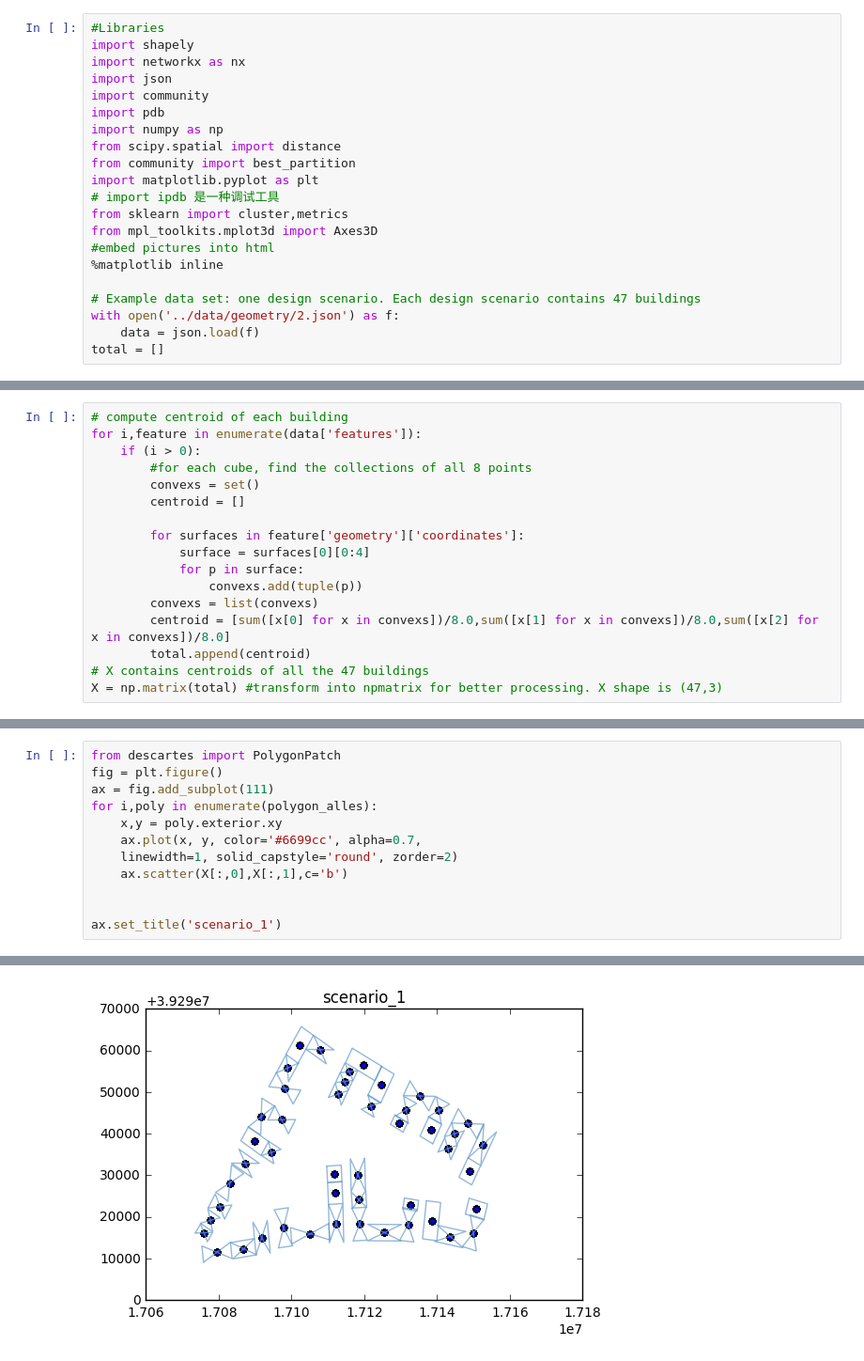
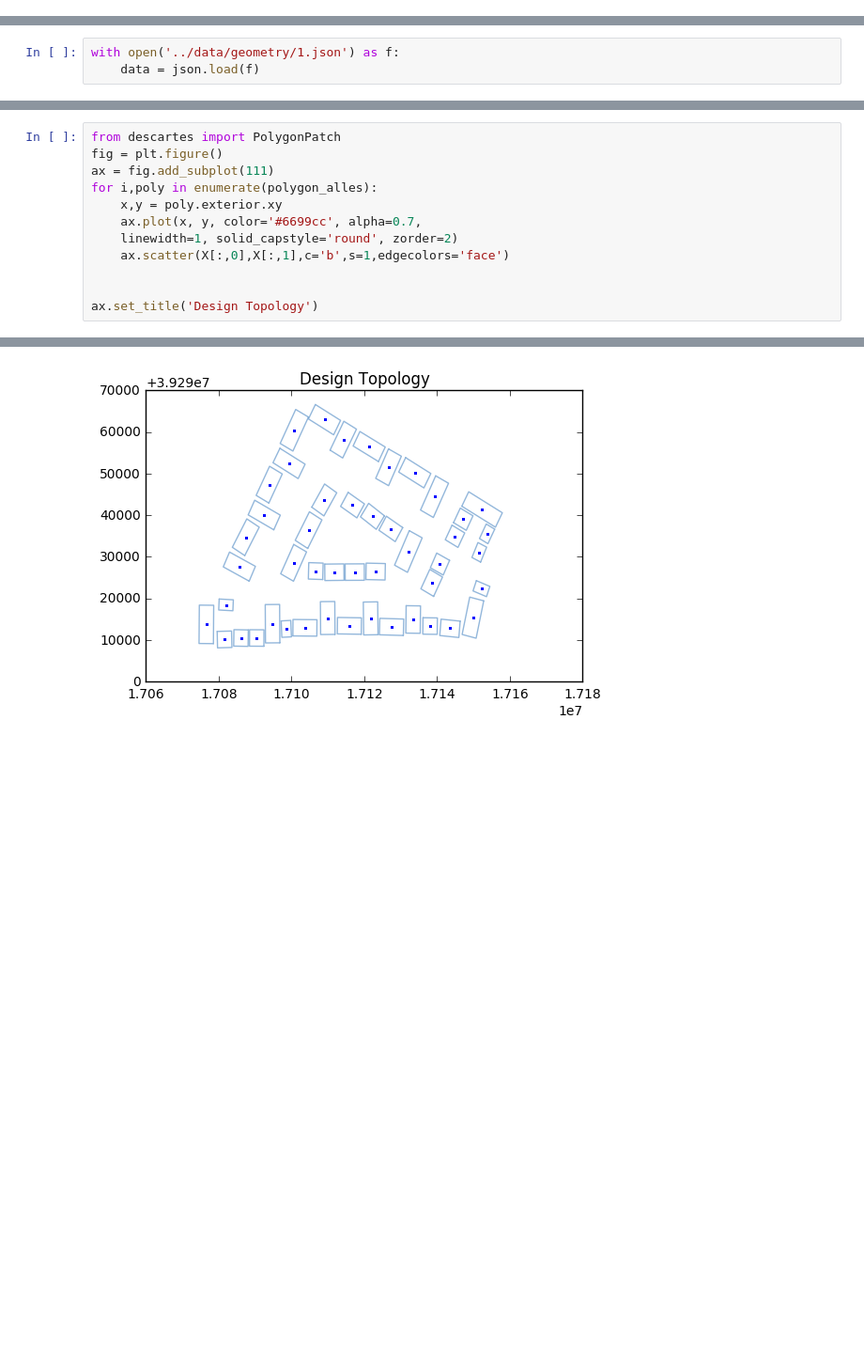
Before and after one commit to Jojohannes87/QuakitAnalysis, a Jupyter notebook: code/clustering_dis_polygon.ipynb, the cells around one changed output, grey strips where cells are left out. Shown at 94% size. Drawn from its saved outputs; the diff is of its cells as text; blank space fills up the shorter version.

```diff
--- a/code/clustering_dis_polygon.ipynb
+++ b/code/clustering_dis_polygon.ipynb
@@ -1,21 +0,0 @@
-# %%
-#Libraries
-import shapely
-import networkx as nx
-import json
-import community
-import pdb
-import numpy as np
-from scipy.spatial import distance
-from community import best_partition
-import matplotlib.pyplot as plt
-# import ipdb 是一种调试工具
-from sklearn import cluster,metrics
-from mpl_toolkits.mplot3d import Axes3D
-#embed pictures into html
-%matplotlib inline
-
-# Example data set: one design scenario. Each design scenario contains 47 buildings
-with open('../data/geometry/2.json') as f:
-    data = json.load(f)
-total = []
@@ -22 +56,4 @@ total = []
+# %%
+with open('../data/geometry/1.json') as f:
+    data = json.load(f)
 # %%
@@ -41,17 +87,0 @@ for i,feature in enumerate(data['features']):
-# %%
-# compute centroid of each building
-for i,feature in enumerate(data['features']):
-	if (i > 0):
-		#for each cube, find the collections of all 8 points
-		convexs = set()
-		centroid = []
-
-		for surfaces in feature['geometry']['coordinates']:
-			surface = surfaces[0][0:4]
-			for p in surface:
-				convexs.add(tuple(p))
-		convexs = list(convexs)
-		centroid = [sum([x[0] for x in convexs])/8.0,sum([x[1] for x in convexs])/8.0,sum([x[2] for x in convexs])/8.0]
-		total.append(centroid)
-# X contains centroids of all the 47 buildings
-X = np.matrix(total) #transform into npmatrix for better processing. X shape is (47,3)
@@ -87,15 +183,15 @@ Z_2D = distance.cdist(X_2D,X_2D,'euclidean')# 47 by 47
 # %%
 from descartes import PolygonPatch
 fig = plt.figure()
 ax = fig.add_subplot(111)
 for i,poly in enumerate(polygon_alles):
     x,y = poly.exterior.xy
     ax.plot(x, y, color='#6699cc', alpha=0.7,
     linewidth=1, solid_capstyle='round', zorder=2)
-    ax.scatter(X[:,0],X[:,1],c='b')
+    ax.scatter(X[:,0],X[:,1],c='b',s=1,edgecolors='face')
 
 
-ax.set_title('scenario_1')
+ax.set_title('Design Topology')
 # %% [output]
 <matplotlib.text.Text at 0x...>
-[figure, old version]
+[figure, new version]
```
Also changed, not shown: parts of 14 cells of this notebook, 6 other files.
